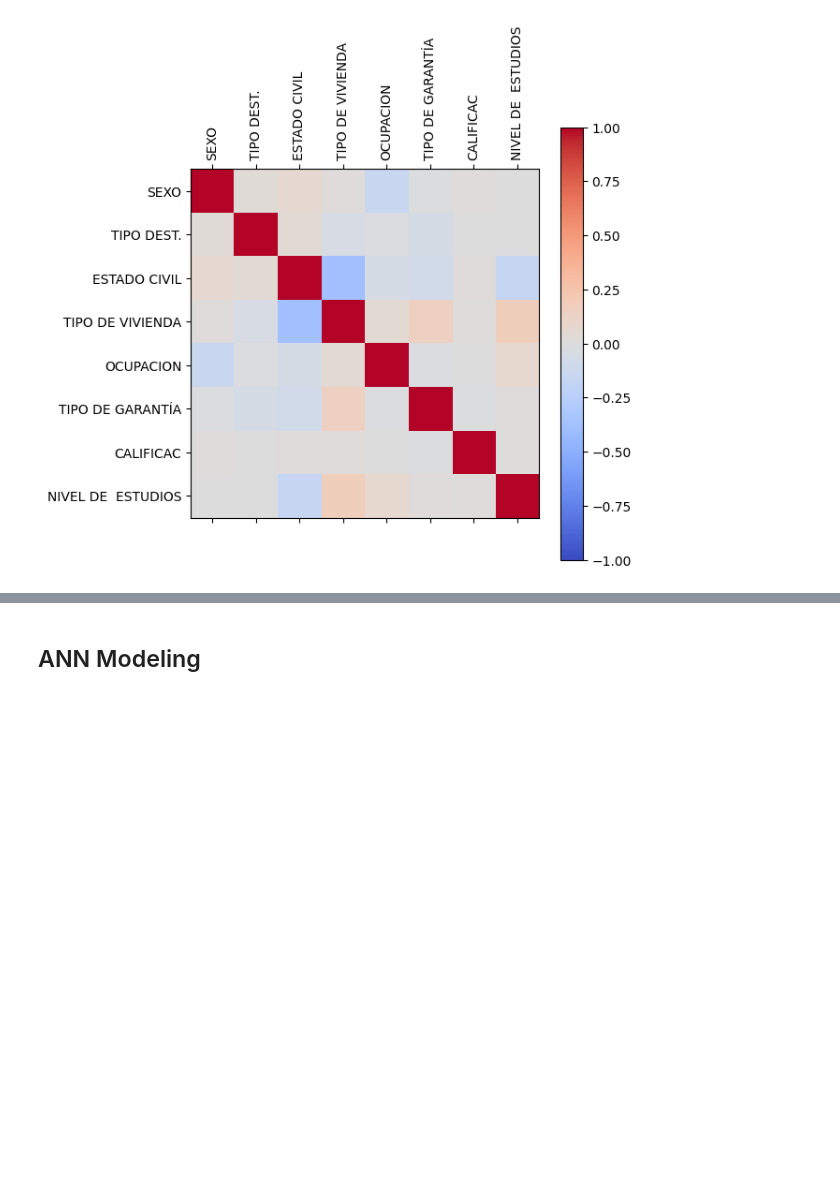
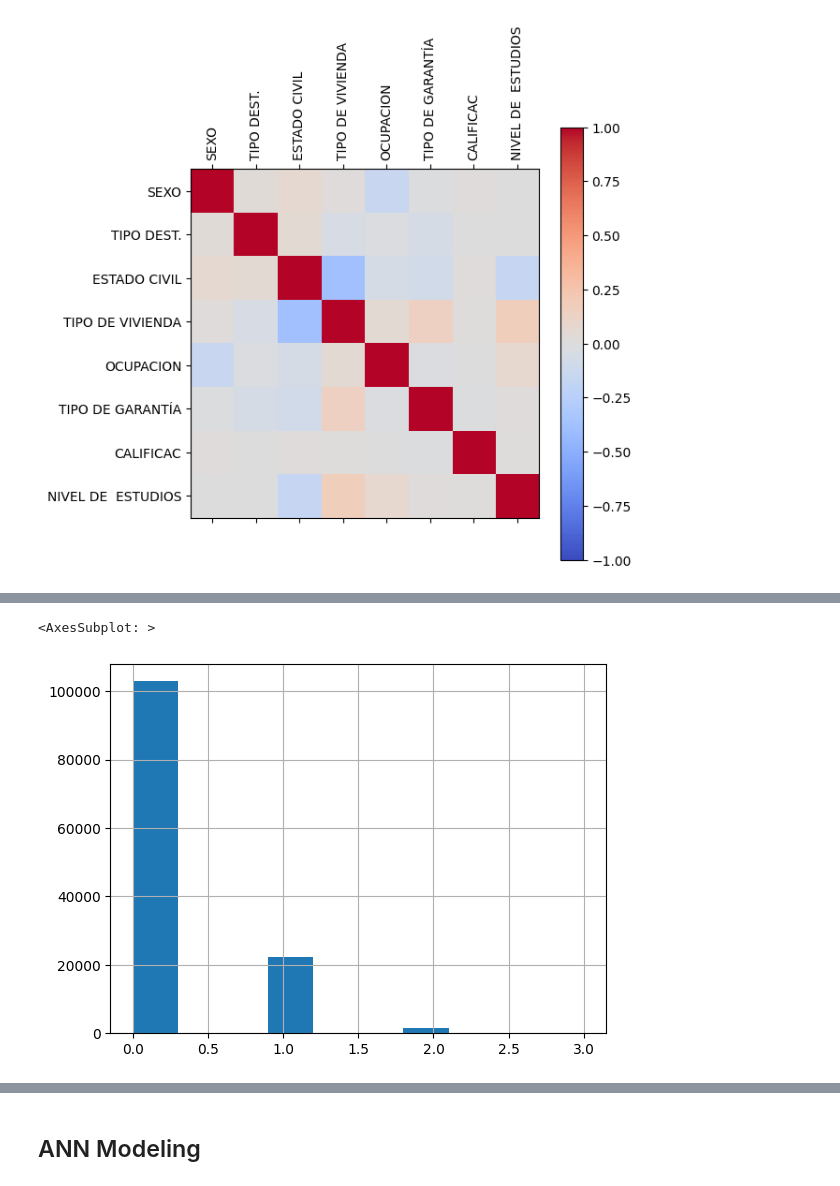
Before and after one commit to AndersCFR/CreditScoring, a Jupyter notebook: CreditScoring.ipynb, the cells around one changed output, grey strips where cells are left out. Cells and saved outputs as stored; diff of their text form; code cells hidden in the pictures; blank space fills up the shorter version.

```diff
--- a/CreditScoring.ipynb
+++ b/CreditScoring.ipynb
@@ -355,0 +494,11 @@ plt.show()
+# %%
+# Valor cuota encoding
+valor_cuota = data['VALOR CUOTA'].copy()
+valor_cuota[ valor_cuota < 450 ] = 0
+valor_cuota[ (valor_cuota >= 450) & (valor_cuota < 900) ] = 1
+valor_cuota[ (valor_cuota >= 900) & (valor_cuota < 1350) ] = 2
+valor_cuota[ (valor_cuota >= 1350) & (valor_cuota <= 1800) ] = 3
+valor_cuota.hist()
+# %% [output]
+<AxesSubplot: >
+[figure, added]
```
Also changed, not shown: parts of 16 cells of this notebook, 3 other files.
